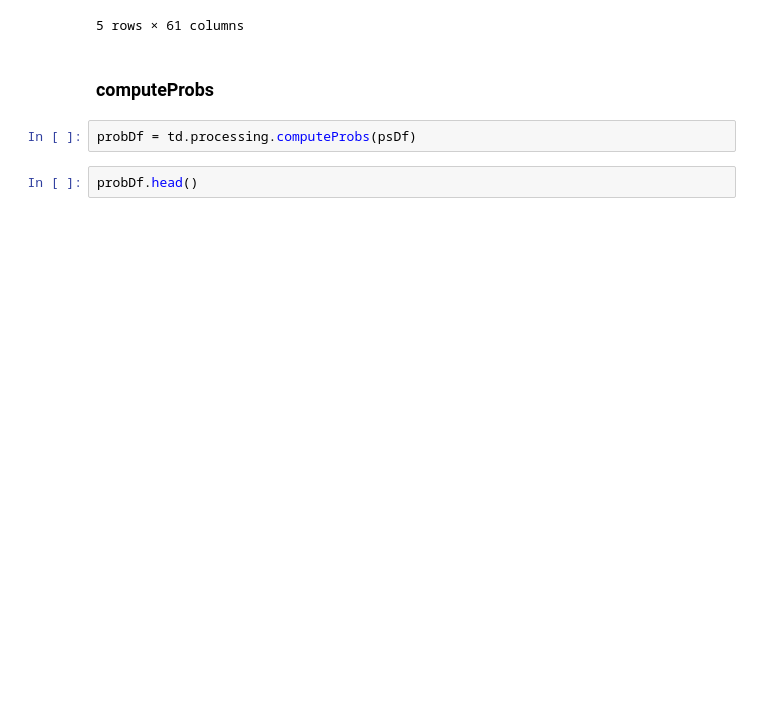
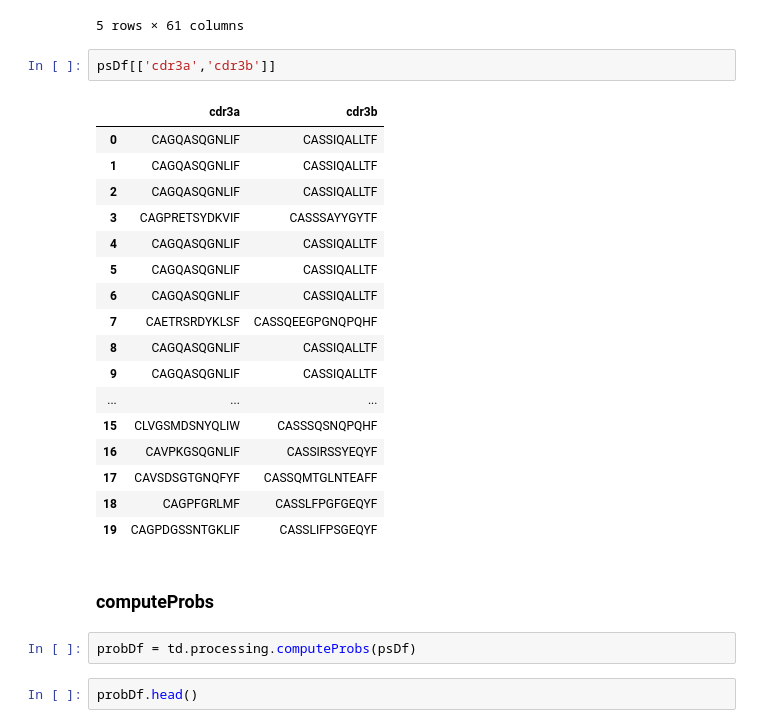
Before and after one commit to kmayerb/tcrdist2, a Jupyter notebook: instructions_api.ipynb, the cells around one changed output. Cells and saved outputs as stored; diff of their text form; blank space fills up the shorter version.

```diff
--- a/instructions_api.ipynb
+++ b/instructions_api.ipynb
@@ -71,6 +94,26 @@ psDf.head()
 | 3 | human_tcr0004 | pp65 | human_subject0010 | [[(TRAV35*02, 527, 1e-152), (TRAV... | OK | CAGPRETSYDKVIF | tgtgctgggccccgtgaaacctcctacgacaag... | CAGPRETSYDKVIF-tgtgctgggccccgtgaa... | 68.68.62.62.62.62.62.62.68.68.68.... | ... |
 | 4 | human_tcr0005 | pp65 | human_subject0010 | [[(TRAV35*01, 529, 1e-153), (TRAV... | OK | CAGQASQGNLIF | tgtgctgggcaagcaagccaaggaaatctcatcttt | CAGQASQGNLIF-tgtgctgggcaagcaagcca... | 68.68.68.68.68.68.68.62.62.62.62.... | ... |
 5 rows × 61 columns
+# %%
+psDf[['cdr3a','cdr3b']]
+# %% [output]
+|  | cdr3a | cdr3b |
+| 0 | CAGQASQGNLIF | CASSIQALLTF |
+| 1 | CAGQASQGNLIF | CASSIQALLTF |
+| 2 | CAGQASQGNLIF | CASSIQALLTF |
+| 3 | CAGPRETSYDKVIF | CASSSAYYGYTF |
+| 4 | CAGQASQGNLIF | CASSIQALLTF |
+| 5 | CAGQASQGNLIF | CASSIQALLTF |
+| 6 | CAGQASQGNLIF | CASSIQALLTF |
+| 7 | CAETRSRDYKLSF | CASSQEEGPGNQPQHF |
+| 8 | CAGQASQGNLIF | CASSIQALLTF |
+| 9 | CAGQASQGNLIF | CASSIQALLTF |
+| ... | ... | ... |
+| 15 | CLVGSMDSNYQLIW | CASSSQSNQPQHF |
+| 16 | CAVPKGSQGNLIF | CASSIRSSYEQYF |
+| 17 | CAVSDSGTGNQFYF | CASSQMTGLNTEAFF |
+| 18 | CAGPFGRLMF | CASSLFPGFGEQYF |
+| 19 | CAGPDGSSNTGKLIF | CASSLIFPSGEQYF |
 # %% [markdown]
 ### computeProbs
 # %%
```
Also changed, not shown: parts of 8 cells of this notebook, 2 other files.
